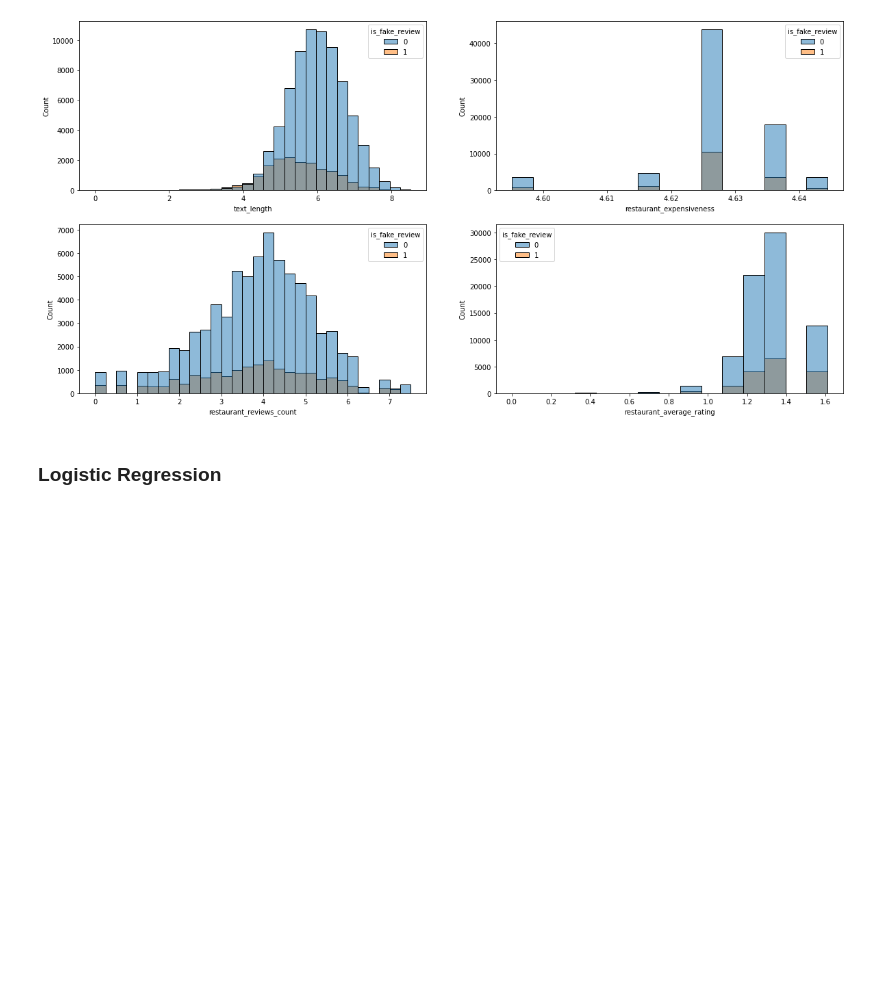
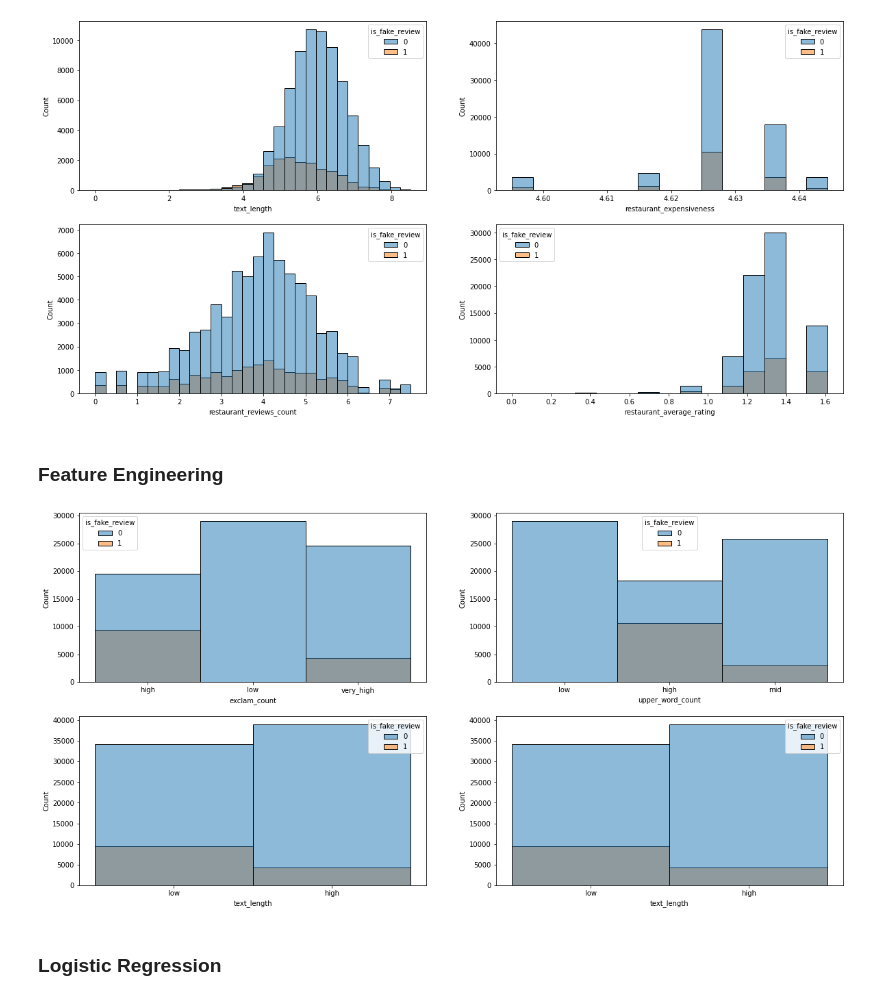
Before and after one commit to AnisZakari/Fake_review_detection, a Jupyter notebook: 1_Training_models/Meta_data_analysis.ipynb, the cells around one changed output. Cells and saved outputs as stored; diff of their text form; code cells hidden in the pictures; blank space fills up the shorter version.

Commit message:
performed some cool  Feature Engineering and  cleaned the notebook of meta data analysis

```diff
--- a/1_Training_models/Meta_data_analysis.ipynb
+++ b/1_Training_models/Meta_data_analysis.ipynb
@@ -41,7 +41,4 @@ dataset = pd.read_csv(io.BytesIO(obj.get()['Body'].read()), low_memory = False,
 # %%
-#_____________________________________________________________________
-######### Cleaning the dataset and adding new columns #########
-#_____________________________________________________________________
 
 #we drop rows in which restaurant infos are not available (miss scraped)
 dataset = dataset.dropna(subset = ['restaurant_average_rating', 'restaurant_reviews_count', 'restaurant_expensiveness', 'restaurant_name'])
@@ -96,6 +93,9 @@ dataset['restaurant_expensiveness'] = dataset['restaurant_expensiveness'].astype
     # when reverse the values 0 and 1 and rename the column is_fake_review it will make our work easier with sklearn features
 dataset['is_real_review'] = dataset['is_real_review'].apply(lambda x: 1 if x == 0 else 0)
 dataset.rename(columns={'is_real_review': 'is_fake_review'}, inplace=True)
+
+# reset index
+dataset = dataset.reset_index(drop = True)
 # %%
 dataset.info()
 # %% [output]
@@ -229,5 +226,39 @@ ax4 = sns.histplot(x = np.log(dataset['restaurant_average_rating']), hue = datas
 plt.show()
 # %% [output]
 [figure]
+# %% [markdown]
+### Feature Engineering
+# %%
+#Let's try to create relevant data to boost our performances
+# We will work on the dataset with only french reviews
+
+dataset_fr = dataset.loc[dataset['language'] =='fr',:].reset_index(drop = True)
+
+#let's get rid of the '\n'
+dataset_fr['text_review'] = dataset_fr['text_review'].str.replace('\n', ' ')
+
+#We then compute the amount of exclamation points within a review, we will discretize it the qcut command
+dataset_fr['exclam_count'] = dataset_fr['text_review'].apply(lambda x : len(''.join(ch for ch in x if ch =='!')))
+dataset_fr['exclam_count'] = pd.qcut(dataset_fr['exclam_count'].rank(method = 'first'), 3, labels = ['low', 'high', 'very_high'])
+
+#We also compute the amount of uppercase words in a review, we will discretize it the qcut command
+dataset_fr['upper_word_count'] = dataset_fr['text_review'].apply(lambda x : sum(map(str.isupper, x.split())) )
+dataset_fr['upper_word_count'] = pd.qcut(dataset_fr['upper_word_count'].rank(method = 'first'), 3, labels = ['low', 'mid', 'high'])
+
+dataset_fr['text_length'] = pd.qcut(dataset_fr['text_length'], 2, labels = ['low', 'high'])
+
+# We set the type to object to avoid errors
+dataset_fr['exclam_count'] = dataset_fr['exclam_count'].astype(object)
+dataset_fr['upper_word_count'] = dataset_fr['upper_word_count'].astype(object)
+dataset_fr['text_length'] = dataset_fr['text_length'].astype(object)
+# %%
+fig, ((ax1, ax2), (ax3, ax4) ) = plt.subplots(2,2, figsize=(20,10) )
+
+ax1 = sns.histplot(data = dataset_fr, x = 'exclam_count', hue = 'is_fake_review', ax = ax1)
+ax2 = sns.histplot(data = dataset_fr, x = 'upper_word_count', hue = 'is_fake_review', ax = ax2)
+ax3 = sns.histplot(data = dataset_fr, x = 'text_length', hue = 'is_fake_review', ax = ax3)
+ax4 = sns.histplot(data = dataset_fr, x = 'text_length', hue = 'is_fake_review', ax = ax4)
+# %% [output]
+[figure, added]
 # %% [markdown]
 ### Logistic Regression
```
Also changed, not shown: parts of 20 cells of this notebook, 1 other file.
